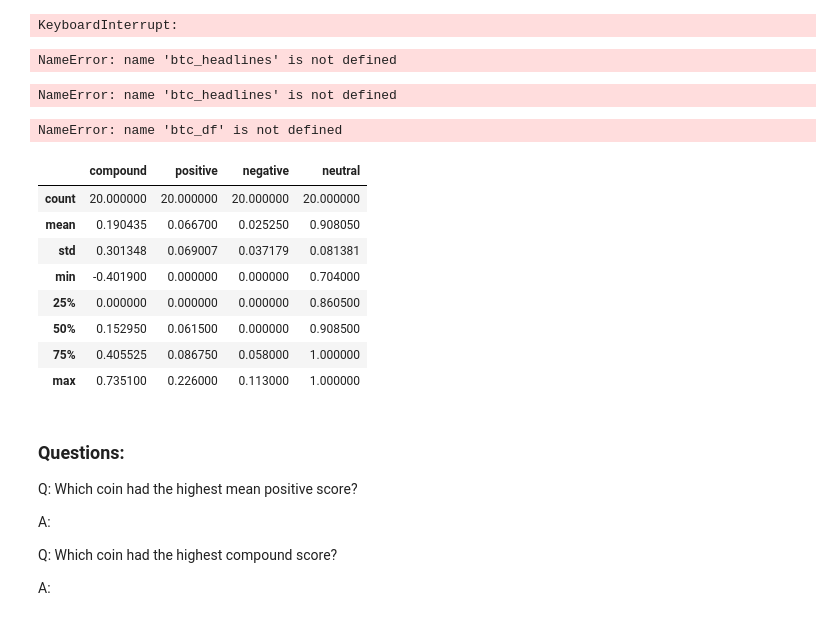
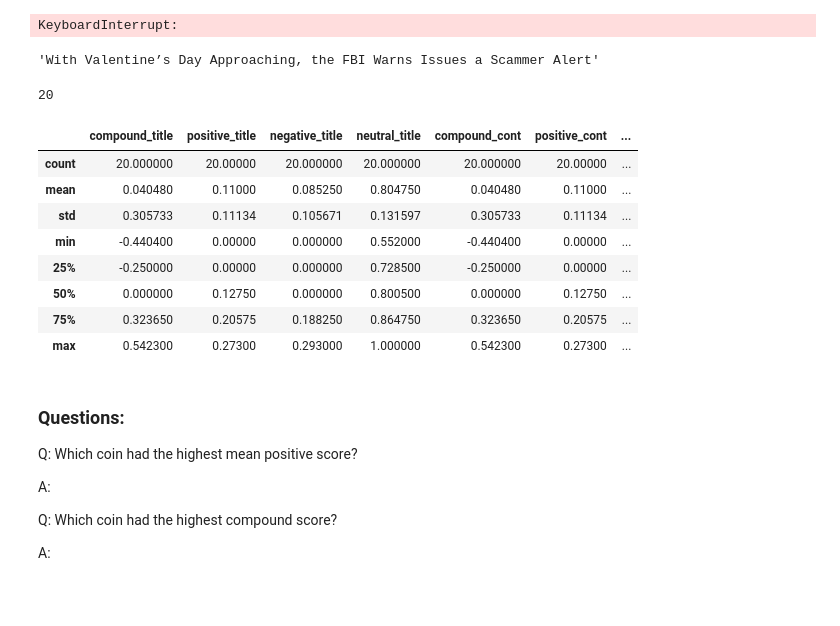
Before and after one commit to Valeriangrip/crypto_tales, a Jupyter notebook: crypto_sentiment.ipynb, the cells around one changed output. Saved outputs shown, nothing was run; the diff lists cells and outputs as text; code cells hidden in the pictures.

```diff
--- a/crypto_sentiment.ipynb
+++ b/crypto_sentiment.ipynb
@@ -38,7 +38,7 @@ True
 newsapi = NewsApiClient(api_key=os.environ["NEWS_API_KEY"])
 # %%
 current_date = pd.Timestamp(datetime.now(), tz="America/New_York").isoformat()
-past_date = pd.Timestamp(datetime.now()- timedelta(30), tz="America/New_York").isoformat()
+past_date = pd.Timestamp(datetime.now()- timedelta(1), tz="America/New_York").isoformat()
 
 # Instantiate SentimentIntensityAnalyzer
 sid = SentimentIntensityAnalyzer()
@@ -72,6 +72,9 @@ def get_headlines(keyword):
         title_sent=[]
         content_sent=[]
         descript_sent=[]
+        all_title_sent=[]
+        all_content_sent=[]
+        all_descript_sent=[]
 
         for i in range(0, len(articles["articles"])):
             headlines.append(articles["articles"][i]["title"])
@@ -81,6 +84,7 @@ def get_headlines(keyword):
         #for headlines
             try:
 
+                #title vader sentiments
                 text = articles["articles"][i]["title"]
                 sentiment = analyzer.polarity_scores(text)
                 compound = sentiment["compound"]
@@ -96,7 +100,10 @@ def get_headlines(keyword):
                     "negative_title": neg,
                     "neutral_title": neu
                 })
+                all_title_sent.append(title_sent)
 
+
+ #content vader sentiments
                 text = articles["articles"][i]["content"]
                 sentiment = analyzer.polarity_scores(text)
                 compound = sentiment["compound"]
@@ -112,7 +119,9 @@ def get_headlines(keyword):
                     "negative_cont": neg,
                     "neutral_cont": neu
                 })
+                all_content_sent.append(content.sent)
 
+ #description vader sentiments
                 text = articles["articles"][i]["description"]
 
                 sentiment = analyzer.polarity_scores(text)
@@ -129,8 +138,7 @@ def get_headlines(keyword):
                     "negative_descript": neg,
                     "neutral_descript": neu
                 })
-
-
+                all_descript_sent.append(descript_sent)
 
 
 
@@ -146,9 +154,9 @@ def get_headlines(keyword):
 
 
        # Create DataFrame
-    content_sentiment_df = pd.DataFrame(content_sent)
-    title_sentiment_df = pd.DataFrame(title_sent)
-    descript_sentiment_df = pd.DataFrame(descript_sent)
+    content_sentiment_df = pd.DataFrame(all_content_sent)
+    title_sentiment_df = pd.DataFrame(all_title_sent)
+    descript_sentiment_df = pd.DataFrame(all_descript_sent)
     final_df = title_sentiment_df.join(content_sentiment_df).join(descript_sentiment_df)
      # Reorder DataFrame columns
     cols = ["date", "text", "compound", "positive", "negative", "neutral"]
@@ -201,32 +189,28 @@ retrieving news from: 2022-02-10 00:00:00
 retrieving news from: 2022-02-09 00:00:00
 KeyboardInterrupt:
 # %%
-btc_headlines[0][20]
+btc_headlines[0][19]
 # %% [output]
-NameError: name 'btc_headlines' is not defined
+'With Valentine’s Day Approaching, the FBI Warns Issues a Scammer Alert'
 # %%
 len(btc_headlines[20])
 # %% [output]
-NameError: name 'btc_headlines' is not defined
+20
-# %%
-btc_df.tail()
-# %% [output]
-NameError: name 'btc_df' is not defined
 # %%
 eth_df.head()
 # %%
 # Describe the Bitcoin Sentiment
-btc_df.describe()
+btc_sentiments.describe()
 # %% [output]
-|  | compound | positive | negative | neutral |
-| count | 20.000000 | 20.000000 | 20.000000 | 20.000000 |
-| mean | 0.190435 | 0.066700 | 0.025250 | 0.908050 |
-| std | 0.301348 | 0.069007 | 0.037179 | 0.081381 |
-| min | -0.401900 | 0.000000 | 0.000000 | 0.704000 |
-| 25% | 0.000000 | 0.000000 | 0.000000 | 0.860500 |
-| 50% | 0.152950 | 0.061500 | 0.000000 | 0.908500 |
-| 75% | 0.405525 | 0.086750 | 0.058000 | 1.000000 |
-| max | 0.735100 | 0.226000 | 0.113000 | 1.000000 |
+|  | compound_title | positive_title | negative_title | neutral_title | compound_cont | positive_cont | ... |
+| count | 20.000000 | 20.00000 | 20.000000 | 20.000000 | 20.000000 | 20.00000 | ... |
+| mean | 0.040480 | 0.11000 | 0.085250 | 0.804750 | 0.040480 | 0.11000 | ... |
+| std | 0.305733 | 0.11134 | 0.105671 | 0.131597 | 0.305733 | 0.11134 | ... |
+| min | -0.440400 | 0.00000 | 0.000000 | 0.552000 | -0.440400 | 0.00000 | ... |
+| 25% | -0.250000 | 0.00000 | 0.000000 | 0.728500 | -0.250000 | 0.00000 | ... |
+| 50% | 0.000000 | 0.12750 | 0.000000 | 0.800500 | 0.000000 | 0.12750 | ... |
+| 75% | 0.323650 | 0.20575 | 0.188250 | 0.864750 | 0.323650 | 0.20575 | ... |
+| max | 0.542300 | 0.27300 | 0.293000 | 1.000000 | 0.542300 | 0.27300 | ... |
 # %%
 # Describe the Ethereum Sentiment
 eth_df.describe()
```
Also changed, not shown: parts of 7 cells of this notebook.
